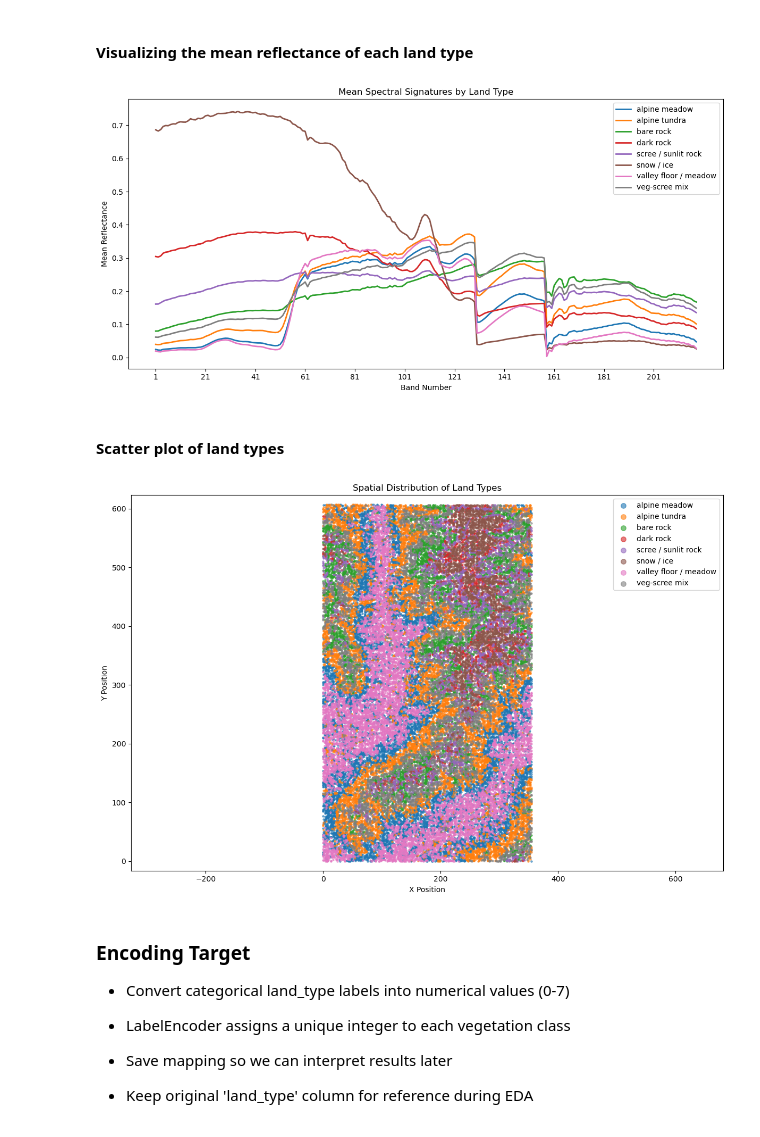
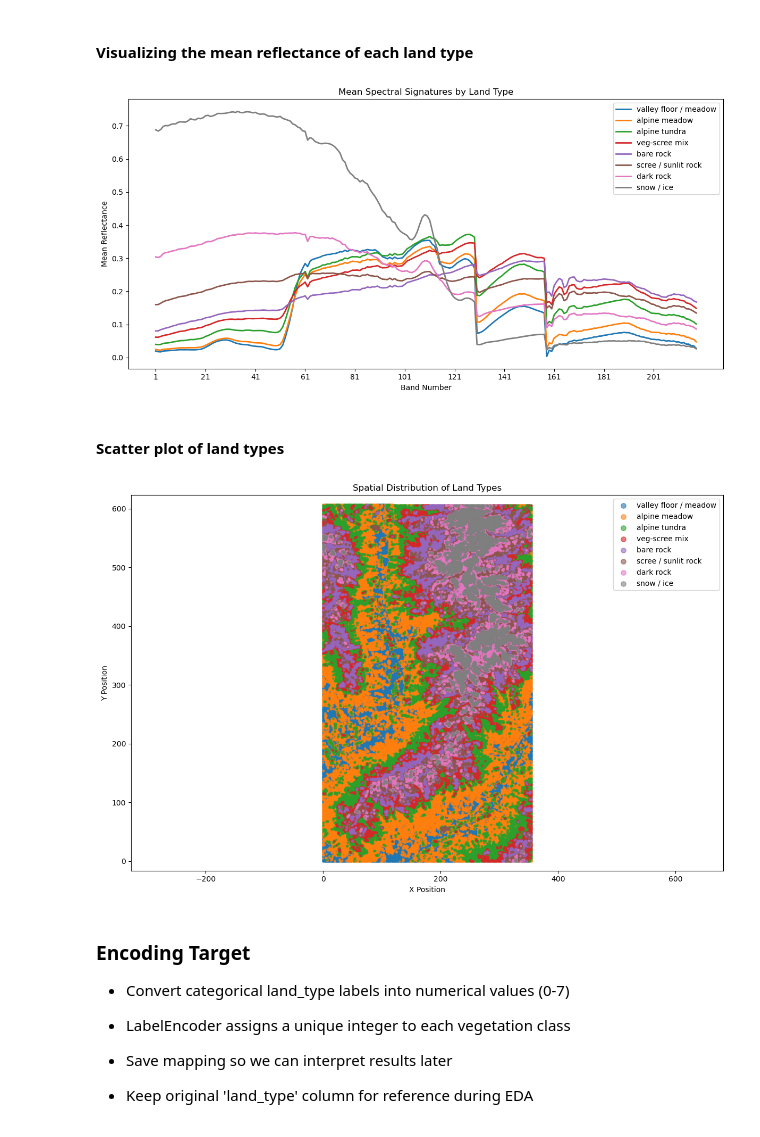
Before and after one commit to Dhruv-baner/st443-group-project, a Jupyter notebook: notebooks/task_1.ipynb, the cells around one changed output. Drawn from its saved outputs; the diff is of its cells as text; code cells hidden in the pictures.

Commit message:
some edits in visualizations

```diff
--- a/notebooks/task_1.ipynb
+++ b/notebooks/task_1.ipynb
@@ -229,9 +230,9 @@ band_columns = [f'Band_{i}' for i in range(1, 219)]
 plt.figure(figsize=(12, 6))
 
 # For each land type, calculate and plot the mean reflectance
-for land_type in df_sample['land_type'].unique():
+for land_type in df['land_type'].unique():
     # Get rows for this land type
-    land_data = df_sample[df_sample['land_type'] == land_type]
+    land_data = df[df['land_type'] == land_type]
 
     # Calculate mean reflectance for each band
     mean_reflectance = land_data[band_columns].mean()
@@ -248,27 +249,27 @@ plt.legend()
 plt.tight_layout()
 plt.show()
 # %% [output]
-[figure, old version]
+[figure, new version]
 # %% [markdown]
 #### Scatter plot of land types
 # %%
 plt.figure(figsize=(12, 8))
 
 # Plot each land type with different color
-for land_type in df_sample['land_type'].unique():
-    land_data = df_sample[df_sample['land_type'] == land_type]
+for land_type in df['land_type'].unique():
+    land_data = df[df['land_type'] == land_type]
     plt.scatter(land_data['p_x'], land_data['p_y'],
                 label=land_type, alpha=0.6, s=5)
 
 plt.xlabel('X Position')
 plt.ylabel('Y Position')
 plt.title('Spatial Distribution of Land Types')
 plt.legend(markerscale=3)
 plt.axis('equal')  # Makes x and y scales the same
 plt.tight_layout()
 plt.show()
 # %% [output]
-[figure, old version]
+[figure, new version]
 # %% [markdown]
 ### **Encoding Target**
 
```
Also changed, not shown: parts of 3 cells of this notebook.
